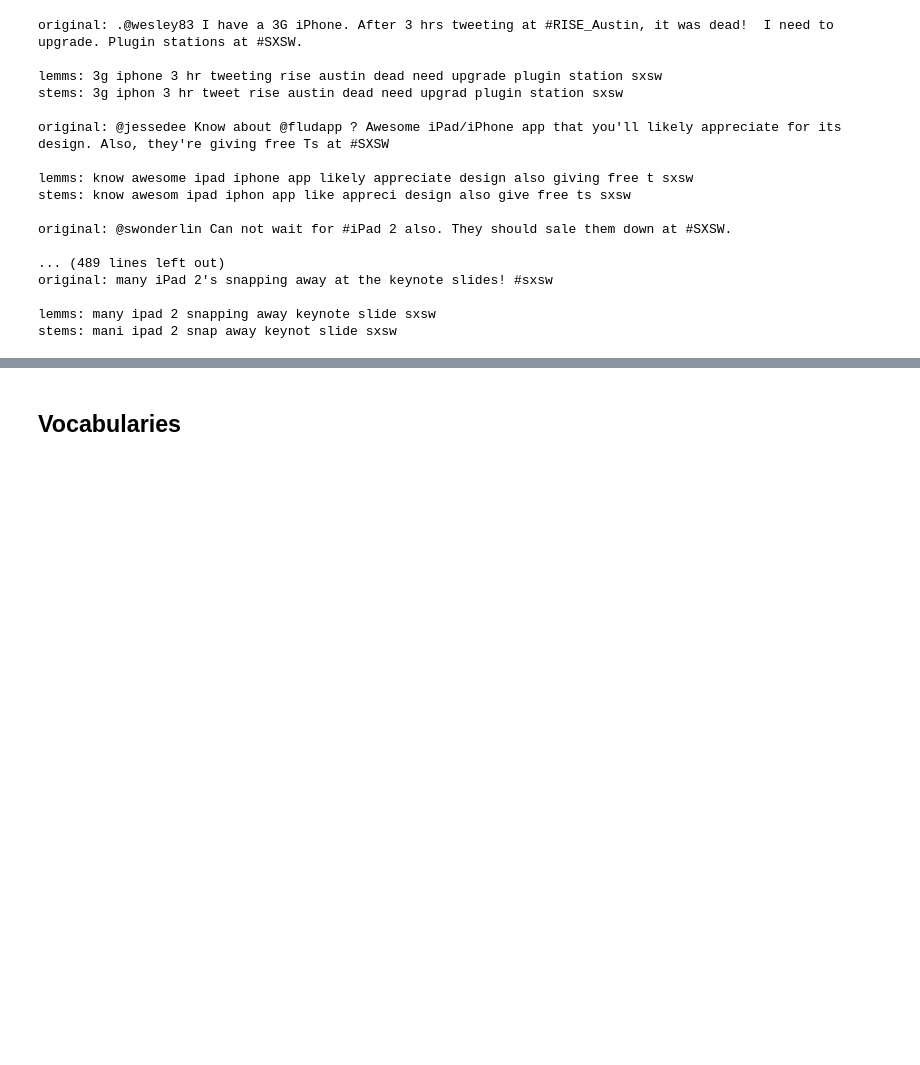
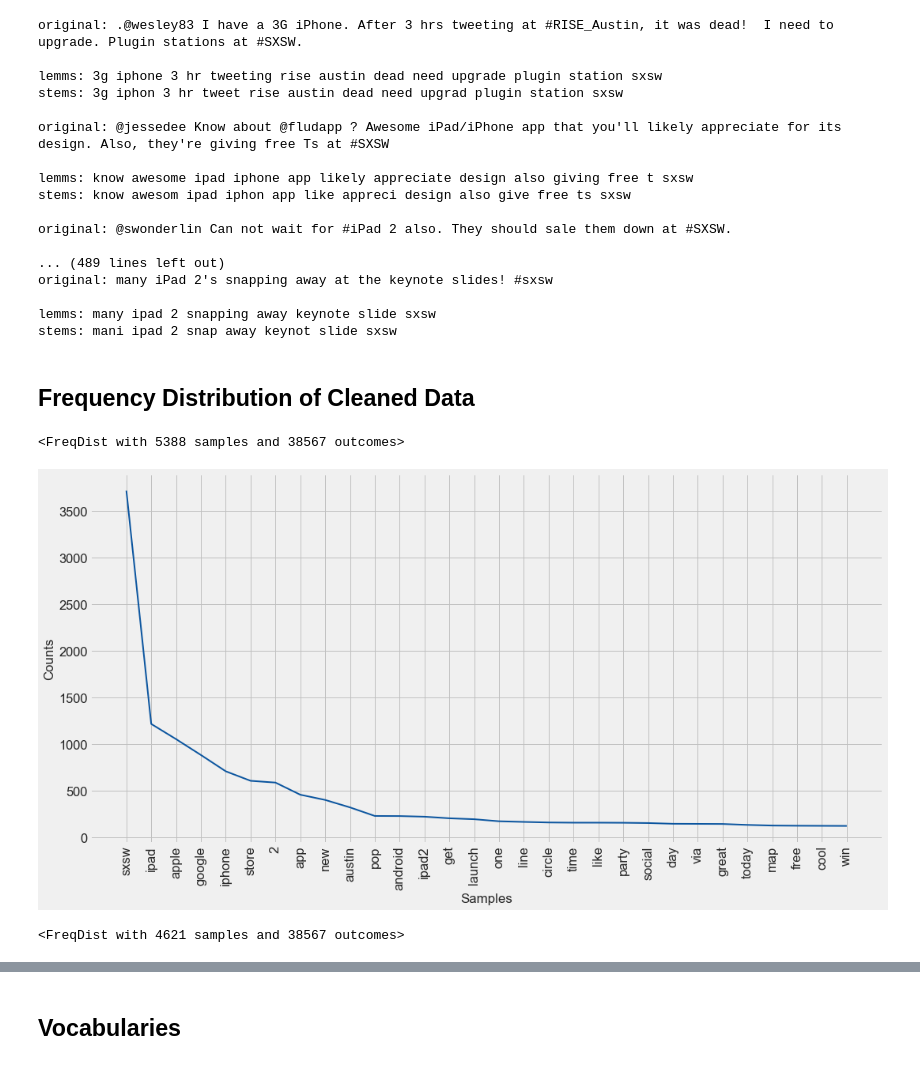
Before and after one commit to jeffreyhwatson/nlp_sentiment_project, a Jupyter notebook: notebooks/exploratory/prepro_experiments.ipynb, the cells around one changed output, grey strips where cells are left out. Drawn from its saved outputs; the diff is of its cells as text; code cells hidden in the pictures; blank space fills up the shorter version.

```diff
--- a/notebooks/exploratory/prepro_experiments.ipynb
+++ b/notebooks/exploratory/prepro_experiments.ipynb
@@ -806,3 +861,17 @@ original: many iPad 2's snapping away at the keynote slides! #sxsw
 
 lemms: many ipad 2 snapping away keynote slide sxsw
 stems: mani ipad 2 snap away keynot slide sxsw
+# %% [markdown]
+## Frequency Distribution of Cleaned Data
+# %%
+clean_lemma_list = fn.words(clean_lemmas)
+# %%
+clean_lemma_freqdist = FreqDist(clean_lemma_list)
+print(clean_lemma_freqdist)
+# %% [output]
+<FreqDist with 5388 samples and 38567 outcomes>
+# %%
+plt.figure(figsize=(16,8))
+clean_lemma_freqdist.plot(30);
+# %% [output]
+[figure, added]
@@ -808,0 +880,5 @@ stems: mani ipad 2 snap away keynot slide sxsw
+# %%
+clean_stems_freqdist = FreqDist(clean_stems_list)
+print(clean_stems_freqdist)
+# %% [output]
+<FreqDist with 4621 samples and 38567 outcomes>
```
Also changed, not shown: parts of 49 cells of this notebook, 2 other files.
